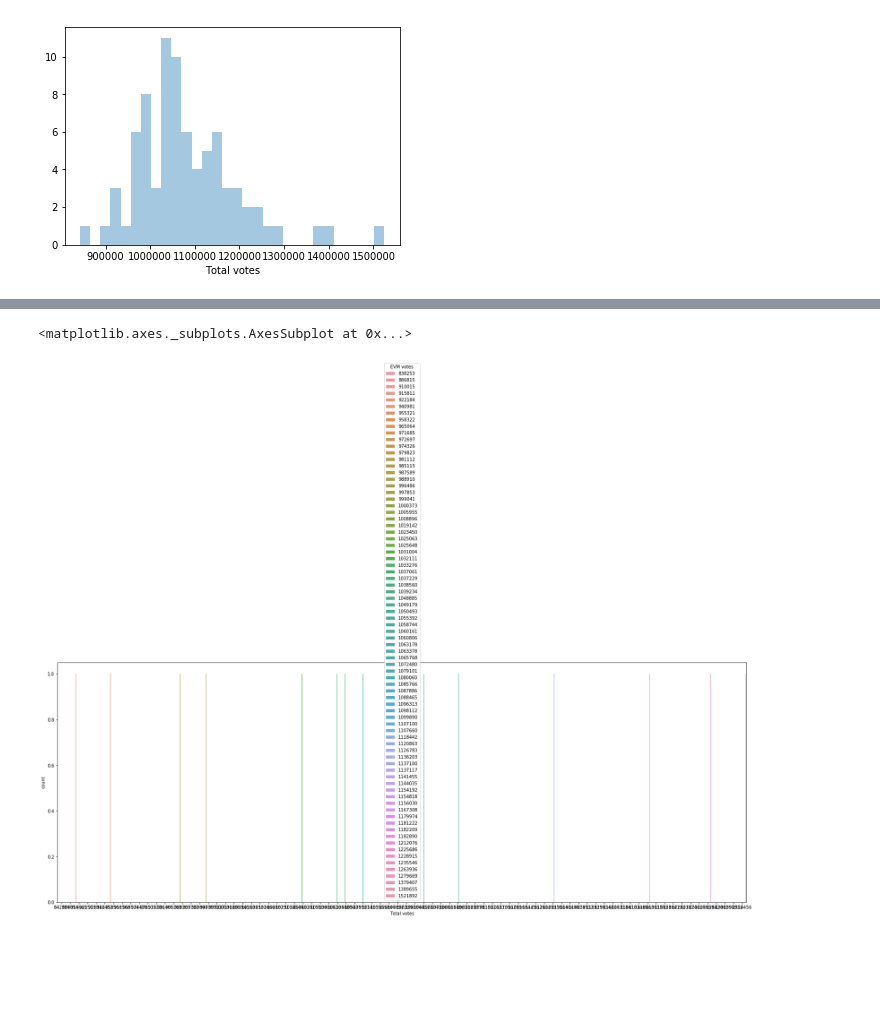
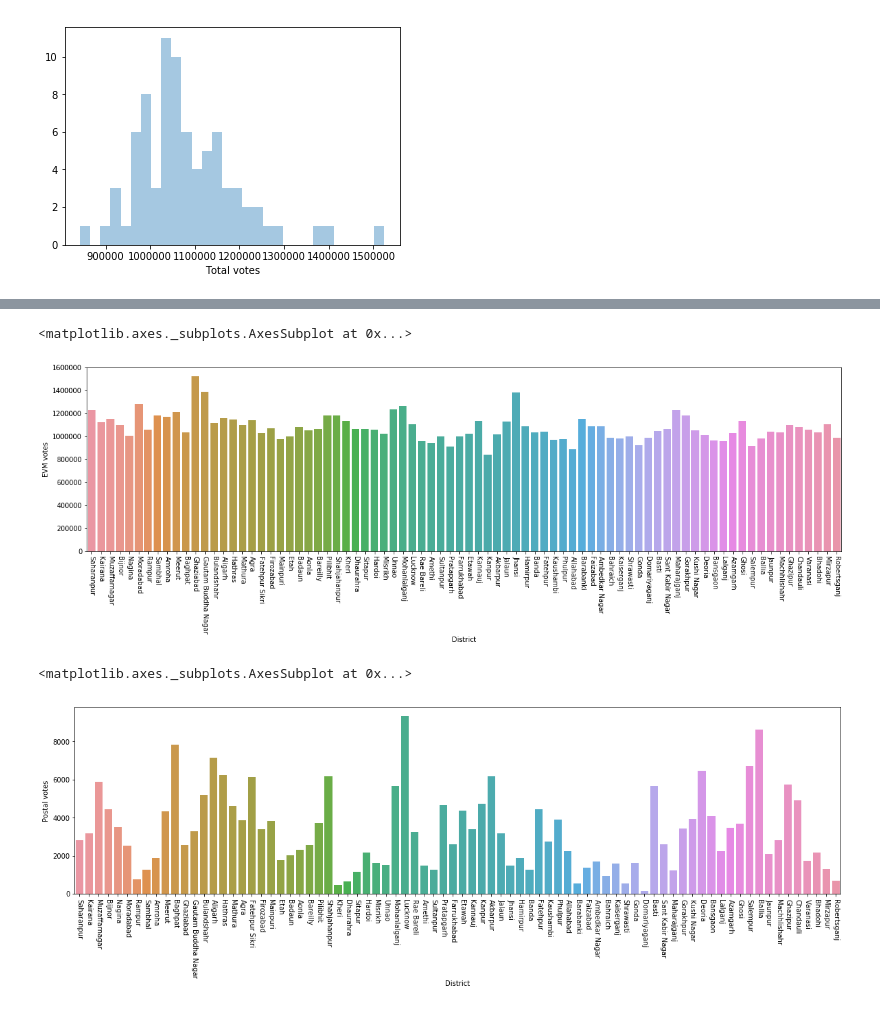
Before and after one commit to shubham860/Lok-sabha-election2019, a Jupyter notebook: ELECTION.ipynb, the cells around one changed output, grey strips where cells are left out. Saved outputs shown, nothing was run; the diff lists cells and outputs as text; code cells hidden in the pictures; blank space fills up the shorter version.

```diff
--- a/ELECTION.ipynb
+++ b/ELECTION.ipynb
@@ -132,5 +133,14 @@ sns.barplot(x='District',y='Total votes',data=dataset)
-# %%
-plt.figure(figsize=(28,10))
-# %% [output]
-<matplotlib.axes._subplots.AxesSubplot at 0x...>
-[figure, removed]
+# %%
+plt.figure(figsize=(20,5))
+plt.xticks(rotation=-90)
+sns.barplot(x='District',y='EVM votes',data=dataset)
+# %% [output]
+<matplotlib.axes._subplots.AxesSubplot at 0x...>
+[figure, added]
+# %%
+plt.figure(figsize=(20,5))
+plt.xticks(rotation=-90)
+sns.barplot(x='District',y='Postal votes',data=dataset)
+# %% [output]
+<matplotlib.axes._subplots.AxesSubplot at 0x...>
+[figure, added]
```
Also changed, not shown: parts of 11 cells of this notebook, 1 other file.
